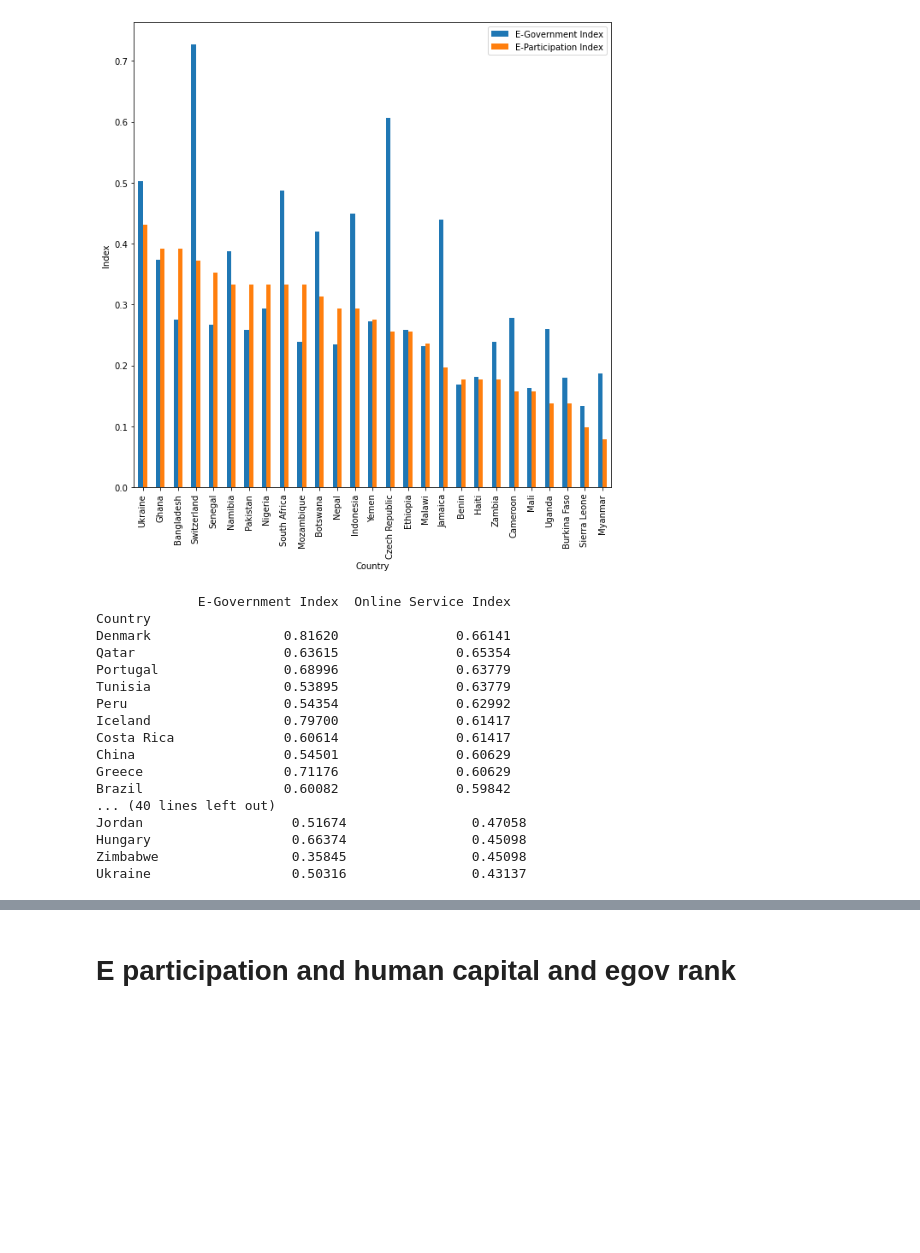
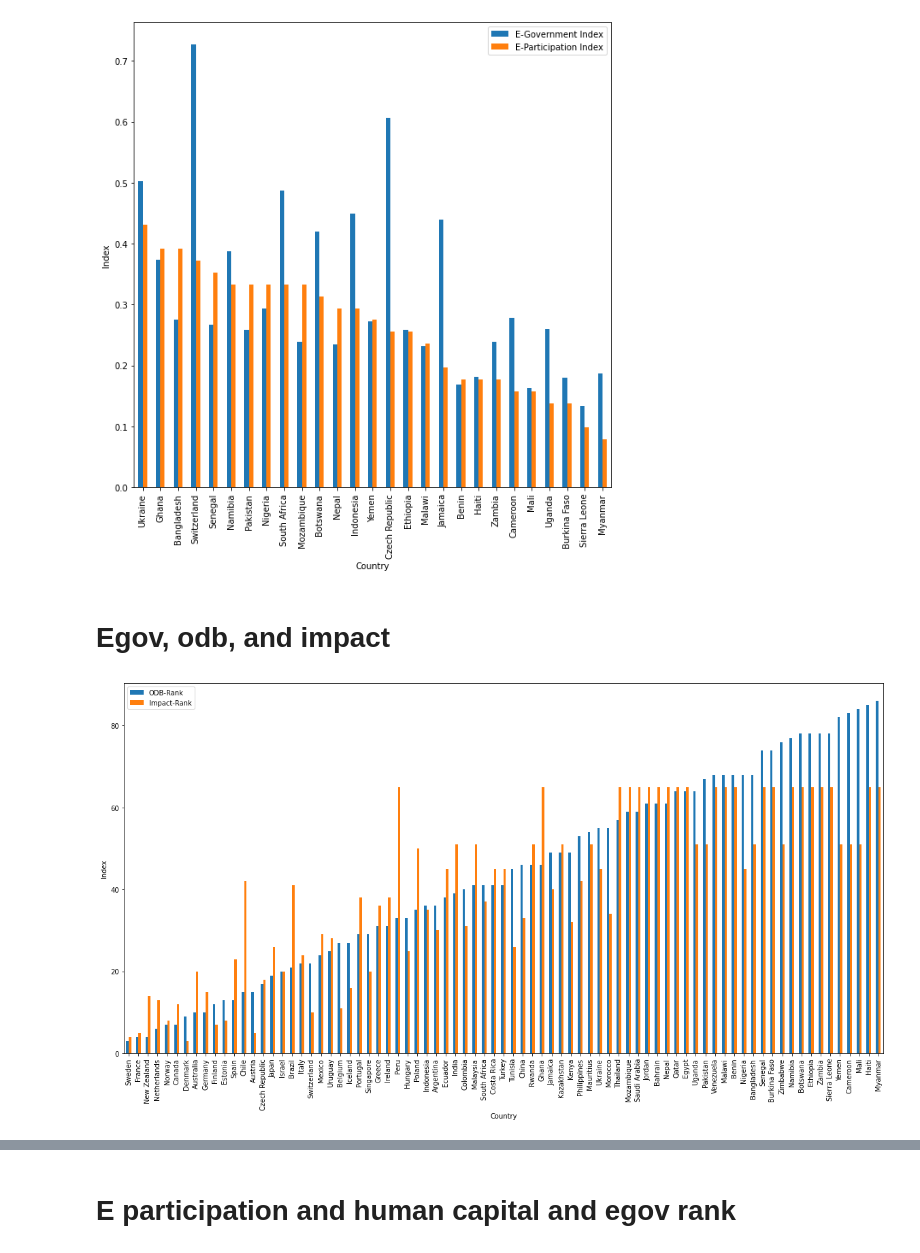
Before and after one commit to kreetigulati/Egovernance_and_OpenData, a Jupyter notebook: Jordan/Exploration - JS.ipynb, the cells around one changed output, grey strips where cells are left out. Cells and saved outputs as stored; diff of their text form; code cells hidden in the pictures; blank space fills up the shorter version.

Commit message:
graphing

```diff
--- a/Jordan/Exploration - JS.ipynb
+++ b/Jordan/Exploration - JS.ipynb
@@ -117,23 +117,17 @@ ax.set_ylabel('Index');
 # %% [output]
 [figure]
 # %%
-print(med_rank1)
-print(med_rank2)
+# print(med_rank1)
+# print(med_rank2)
-# %% [output]
-             E-Government Index  Online Service Index
-Country
-Denmark                 0.81620               0.66141
-Qatar                   0.63615               0.65354
-Portugal                0.68996               0.63779
-Tunisia                 0.53895               0.63779
-Peru                    0.54354               0.62992
-Iceland                 0.79700               0.61417
-Costa Rica              0.60614               0.61417
-China                   0.54501               0.60629
-Greece                  0.71176               0.60629
-Brazil                  0.60082               0.59842
-... (40 lines left out)
-Jordan                   0.51674                0.47058
-Hungary                  0.66374                0.45098
-Zimbabwe                 0.35845                0.45098
-Ukraine                  0.50316                0.43137
+# %% [markdown]
+# Egov, odb, and impact
+# %%
+odb_impact = df_2014[['Country', "ODB-Rank", "Impact-Rank"]]
+odb_impact = odb_impact.sort_values(by="ODB-Rank", ascending = True)
+odb_impact = odb_impact.set_index("Country");
+fig, ax = plt.subplots(figsize = (20,10));
+odb_impact.plot(kind="bar", ax=ax);
+ax.set_xlabel('Country');
+ax.set_ylabel('Index');
+# %% [output]
+[figure, added]
```
Also changed, not shown: parts of 8 cells of this notebook.
